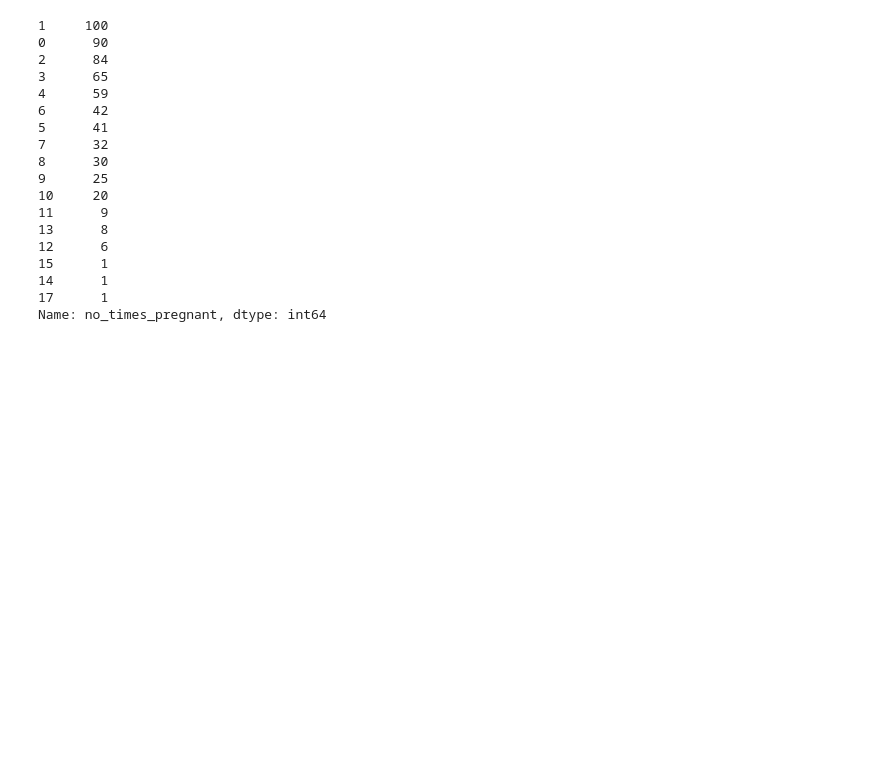
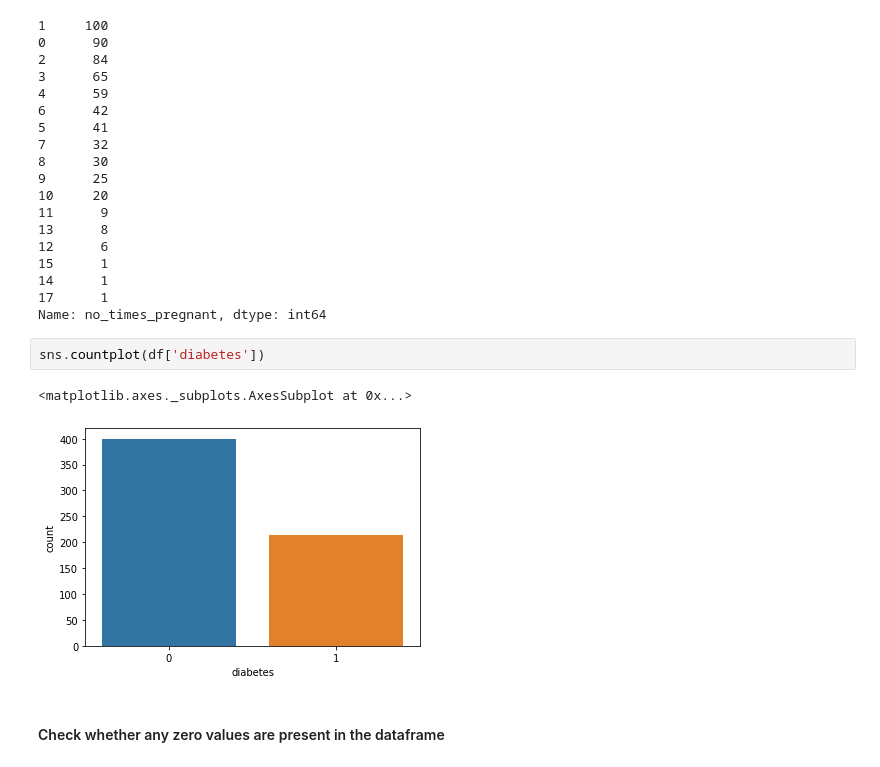
Before and after one commit to premkumar25/Diabetes-Classification, a Jupyter notebook: Diabetes_Classification.ipynb, the cells around one changed output. Cells and saved outputs as stored; diff of their text form; blank space fills up the shorter version.

```diff
--- a/Diabetes_Classification.ipynb
+++ b/Diabetes_Classification.ipynb
@@ -149,3 +149,10 @@ df['no_times_pregnant'].value_counts()
 14      1
 17      1
 Name: no_times_pregnant, dtype: int64
+# %%
+sns.countplot(df['diabetes'])
+# %% [output]
+<matplotlib.axes._subplots.AxesSubplot at 0x...>
+[figure, added]
+# %% [markdown]
+#### Check whether any zero values are present in the dataframe
```
Also changed, not shown: parts of 27 cells of this notebook.
